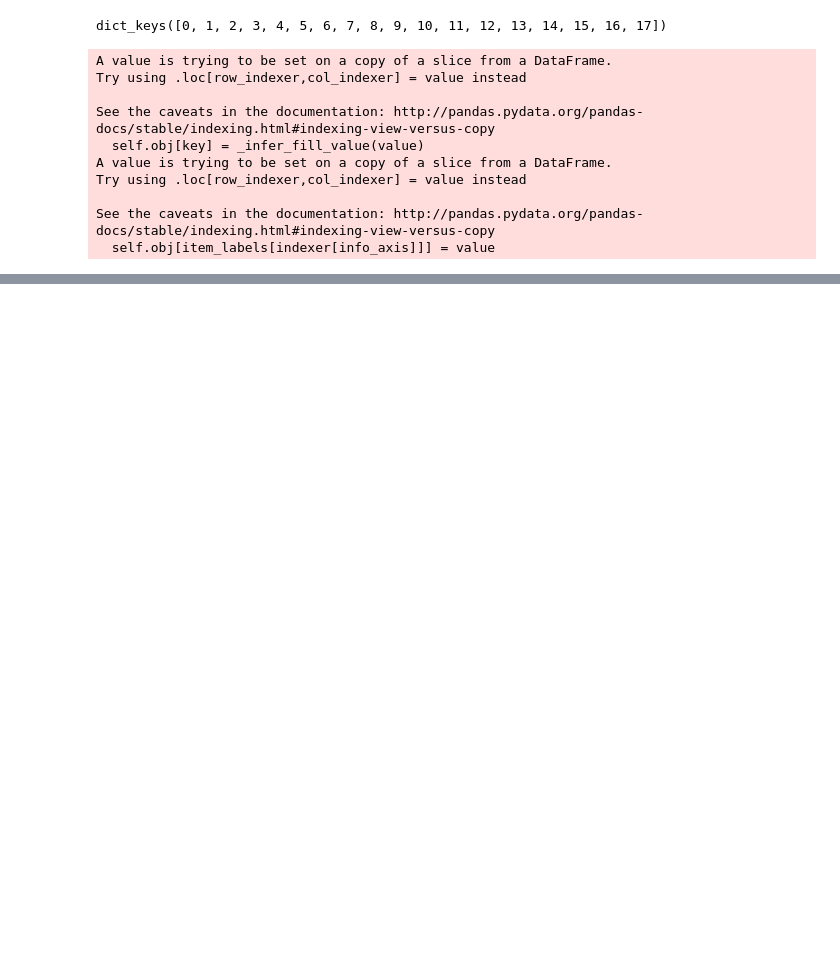
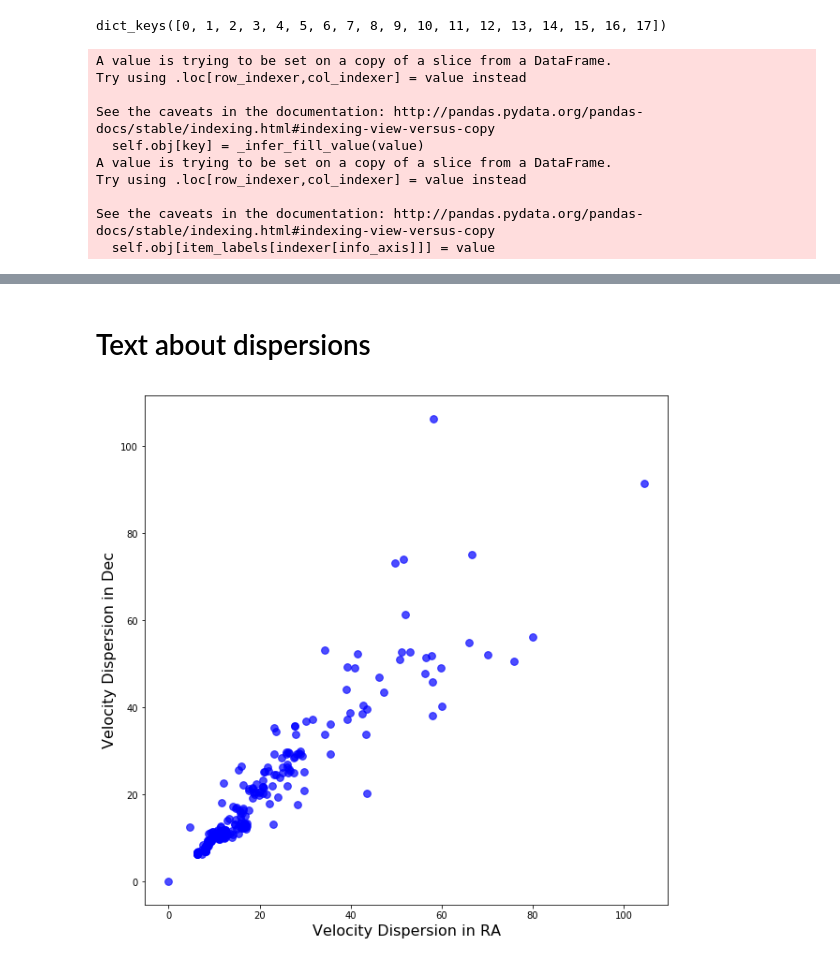
Before and after one commit to danfeldman90/Springboard-projects, a Jupyter notebook: Capstone_Project2/KMeans_Analysis.ipynb, the cells around one changed output, grey strips where cells are left out. Cells and saved outputs as stored; diff of their text form; code cells hidden in the pictures; blank space fills up the shorter version.

Commit message:
Adding some data files and some notebook edits.

```diff
--- a/Capstone_Project2/KMeans_Analysis.ipynb
+++ b/Capstone_Project2/KMeans_Analysis.ipynb
@@ -529,0 +597,33 @@ plt.show()
+# %%
+# For each cluster, calculate the distances of each member to its cluster center, also
+# collecting the velocity distributions along the way:
+d_dists = {}
+pmra_dists = {}
+pmdec_dists = {}
+cluster_i = 1
+data = X[['ra', 'dec', 'r_est', 'pmra', 'pmdec']]
+for y1 in range(len(spatial_ks)):
+    for y2 in range(spatial_ks[y1]):
+        # Get data on all stars in the specific cluster:
+        cluster = data.loc[(df2.Y1==y1) & (df2.Y2==y2), :]
+
+        # Get cluster center's spatial coordinates:
+        center_coords = centers[y1][y2, 0:3]
+        center_ra = np.zeros(len(cluster.ra.values)) + ((center_coords[0]/60.)*(np.pi/180.))
+        center_dec = np.zeros(len(cluster.ra.values)) + ((center_coords[1]/60.)*(np.pi/180.))
+        center_r = np.zeros(len(cluster.ra.values)) + center_coords[2]
+
+        # Convert ra and dec into radians from arcminutes:
+        ra_rads = (cluster.ra.values / 60.0) * (np.pi/180.)
+        dec_rads = (cluster.dec.values / 60.0) * (np.pi/180.)
+
+        # Calculate the distances to the center:
+        dist_calc = np.vectorize(calc_stellar_dist)
+        d_dists[cluster_i] = dist_calc(ra_rads, center_ra, dec_rads, center_dec,
+                                       cluster.r_est.values, center_r)
+
+        # Store the velocity distributions too:
+        pmra_dists[cluster_i] = cluster.pmra.values
+        pmdec_dists[cluster_i] = cluster.pmdec.values
+
+        cluster_i += 1
@@ -529,0 +734,12 @@ plt.show()
+# %% [markdown]
+# Text about dispersions
+# %%
+# Plot the dispersions between the two velocities:
+fig = plt.figure(figsize=(10,10))
+ax = fig.add_subplot(111)
+ax.scatter(pmra_disp, pmdec_disp, c='blue', s=60, alpha=0.7)
+ax.set_xlabel('Velocity Dispersion in RA', fontsize=16)
+ax.set_ylabel('Velocity Dispersion in Dec', fontsize=16)
+plt.show()
+# %% [output]
+[figure, added]
```
Also changed, not shown: parts of 54 cells of this notebook, 7 other files.
